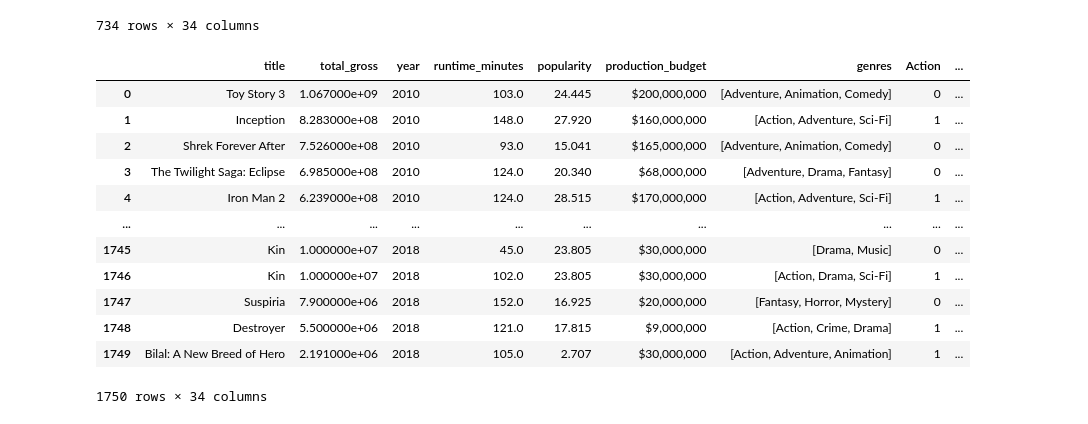
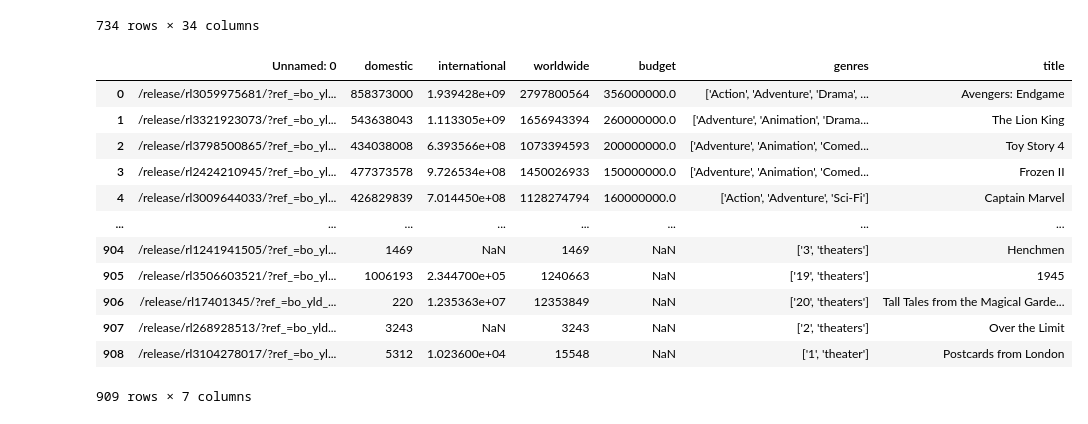
Before and after one commit to learn-co-students/dsc-mod-1-project-v2-1-nyc01-dtsc-ft-080320, a Jupyter notebook: exploration.ipynb, the cells around one changed output. Saved outputs shown, nothing was run; the diff lists cells and outputs as text; code cells hidden in the pictures.

```diff
--- a/exploration.ipynb
+++ b/exploration.ipynb
@@ -177,19 +165,19 @@ movies.drop_duplicates(subset=['title'], keep=False)
 | 1748 | Destroyer | 5.500000e+06 | 2018 | 121.0 | 17.815 | $9,000,000 | [Action, Crime, Drama] | 1 | ... |
 | 1749 | Bilal: A New Breed of Hero | 2.191000e+06 | 2018 | 105.0 | 2.707 | $30,000,000 | [Action, Adventure, Animation] | 1 | ... |
 734 rows × 34 columns
-# %%
-movies
-# %% [output]
-|  | title | total_gross | year | runtime_minutes | popularity | production_budget | genres | Action | ... |
-| 0 | Toy Story 3 | 1.067000e+09 | 2010 | 103.0 | 24.445 | $200,000,000 | [Adventure, Animation, Comedy] | 0 | ... |
-| 1 | Inception | 8.283000e+08 | 2010 | 148.0 | 27.920 | $160,000,000 | [Action, Adventure, Sci-Fi] | 1 | ... |
-| 2 | Shrek Forever After | 7.526000e+08 | 2010 | 93.0 | 15.041 | $165,000,000 | [Adventure, Animation, Comedy] | 0 | ... |
-| 3 | The Twilight Saga: Eclipse | 6.985000e+08 | 2010 | 124.0 | 20.340 | $68,000,000 | [Adventure, Drama, Fantasy] | 0 | ... |
-| 4 | Iron Man 2 | 6.239000e+08 | 2010 | 124.0 | 28.515 | $170,000,000 | [Action, Adventure, Sci-Fi] | 1 | ... |
-| ... | ... | ... | ... | ... | ... | ... | ... | ... | ... |
-| 1745 | Kin | 1.000000e+07 | 2018 | 45.0 | 23.805 | $30,000,000 | [Drama, Music] | 0 | ... |
-| 1746 | Kin | 1.000000e+07 | 2018 | 102.0 | 23.805 | $30,000,000 | [Action, Drama, Sci-Fi] | 1 | ... |
-| 1747 | Suspiria | 7.900000e+06 | 2018 | 152.0 | 16.925 | $20,000,000 | [Fantasy, Horror, Mystery] | 0 | ... |
-| 1748 | Destroyer | 5.500000e+06 | 2018 | 121.0 | 17.815 | $9,000,000 | [Action, Crime, Drama] | 1 | ... |
-| 1749 | Bilal: A New Breed of Hero | 2.191000e+06 | 2018 | 105.0 | 2.707 | $30,000,000 | [Action, Adventure, Animation] | 1 | ... |
-1750 rows × 34 columns
+# %%
+mg_19
+# %% [output]
+|  | Unnamed: 0 | domestic | international | worldwide | budget | genres | title |
+| 0 | /release/rl3059975681/?ref_=bo_yl... | 858373000 | 1.939428e+09 | 2797800564 | 356000000.0 | ['Action', 'Adventure', 'Drama', ... | Avengers: Endgame |
+| 1 | /release/rl3321923073/?ref_=bo_yl... | 543638043 | 1.113305e+09 | 1656943394 | 260000000.0 | ['Adventure', 'Animation', 'Drama... | The Lion King |
+| 2 | /release/rl3798500865/?ref_=bo_yl... | 434038008 | 6.393566e+08 | 1073394593 | 200000000.0 | ['Adventure', 'Animation', 'Comed... | Toy Story 4 |
+| 3 | /release/rl2424210945/?ref_=bo_yl... | 477373578 | 9.726534e+08 | 1450026933 | 150000000.0 | ['Adventure', 'Animation', 'Comed... | Frozen II |
+| 4 | /release/rl3009644033/?ref_=bo_yl... | 426829839 | 7.014450e+08 | 1128274794 | 160000000.0 | ['Action', 'Adventure', 'Sci-Fi'] | Captain Marvel |
+| ... | ... | ... | ... | ... | ... | ... | ... |
+| 904 | /release/rl1241941505/?ref_=bo_yl... | 1469 | NaN | 1469 | NaN | ['3', 'theaters'] | Henchmen |
+| 905 | /release/rl3506603521/?ref_=bo_yl... | 1006193 | 2.344700e+05 | 1240663 | NaN | ['19', 'theaters'] | 1945 |
+| 906 | /release/rl17401345/?ref_=bo_yld_... | 220 | 1.235363e+07 | 12353849 | NaN | ['20', 'theaters'] | Tall Tales from the Magical Garde... |
+| 907 | /release/rl268928513/?ref_=bo_yld... | 3243 | NaN | 3243 | NaN | ['2', 'theaters'] | Over the Limit |
+| 908 | /release/rl3104278017/?ref_=bo_yl... | 5312 | 1.023600e+04 | 15548 | NaN | ['1', 'theater'] | Postcards from London |
+909 rows × 7 columns
```
Also changed, not shown: parts of 22 cells of this notebook, 49 other files.
